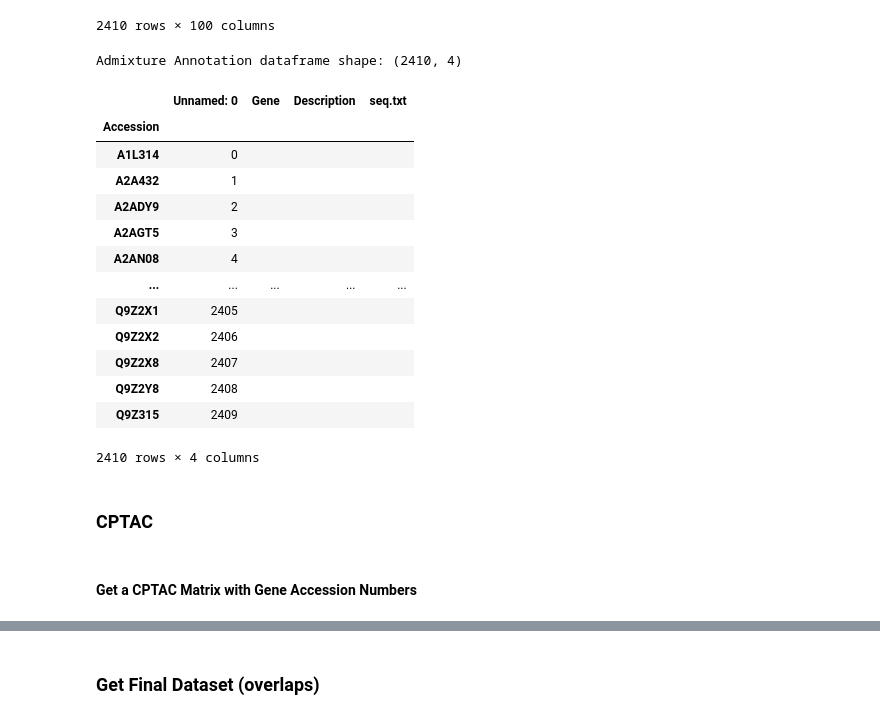
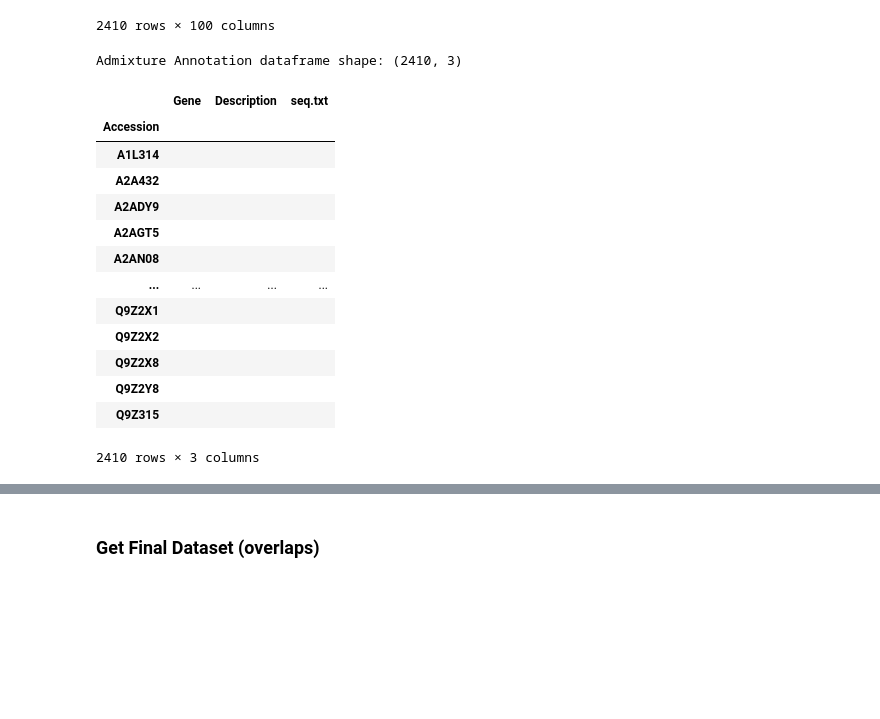
Before and after one commit to henninggaertner/ProteoMixture, a Jupyter notebook: SVR_RFE_adjusted.ipynb, the cells around one changed output, grey strips where cells are left out. Drawn from its saved outputs; the diff is of its cells as text; code cells hidden in the pictures; blank space fills up the shorter version.

```diff
--- a/SVR_RFE_adjusted.ipynb
+++ b/SVR_RFE_adjusted.ipynb
@@ -138,9 +127,9 @@ for cell_type in tls_strings:
 # %% [markdown]
 ### Tissue Data
 # %%
-admixture_tissue_log2_imputed_abundances = pd.read_csv(f'{DATA_FOLDER}/{DATASET}_bulk_preprocessed_proteins.csv', index_col=1).drop(columns=['Unnamed: 0'])
-print('Admixture Abundances dataframe shape:', admixture_tissue_log2_imputed_abundances.shape)
-admixture_tissue_log2_imputed_abundances
+synthetic_bulk_protein_data = pd.read_csv(f'{DATA_FOLDER}/{DATASET}_bulk_preprocessed_proteins.csv', index_col=1).drop(columns=['Unnamed: 0'])
+print('Admixture Abundances dataframe shape:', synthetic_bulk_protein_data.shape)
+synthetic_bulk_protein_data
 # %% [output]
 Admixture Abundances dataframe shape: (2410, 100)
 |  | 0_C10:0.35_RAW:0.35_SVEC:0.3 | 10_C10:0.3_RAW:0.35_SVEC:0.35 | 11_C10:0.4_RAW:0.45_SVEC:0.15 | 12_C10:0.35_RAW:0.3_SVEC:0.35 | ... |
@@ -158,27 +147,25 @@ Admixture Abundances dataframe shape: (2410, 100)
 | Q9Z315 | 0.747689 | 0.714197 | 0.696392 | 0.698279 | ... |
 2410 rows × 100 columns
 # %%
-admixture_tissue_annotation = pd.read_csv(f'{DATA_FOLDER}/{DATASET}_bulk_preprocessed_proteins.csv', index_col=1).drop(columns=filter(lambda x: 'Accession' not in x, admixture_tissue_log2_imputed_abundances.columns))
+admixture_tissue_annotation = synthetic_bulk_protein_data.copy().drop(columns=filter(lambda x: 'Accession' not in x, synthetic_bulk_protein_data.columns))
 admixture_tissue_annotation['Gene'] = ""
 admixture_tissue_annotation['Description'] = ""
 admixture_tissue_annotation['seq.txt'] = ""
 print('Admixture Annotation dataframe shape:', admixture_tissue_annotation.shape)
 admixture_tissue_annotation
 # %% [output]
-Admixture Annotation dataframe shape: (2410, 4)
+Admixture Annotation dataframe shape: (2410, 3)
-|  | Unnamed: 0 | Gene | Description | seq.txt |
-| Accession |  |  |  |  |
-| A1L314 | 0 |  |  |  |
-| A2A432 | 1 |  |  |  |
-| A2ADY9 | 2 |  |  |  |
-| A2AGT5 | 3 |  |  |  |
-| A2AN08 | 4 |  |  |  |
-| ... | ... | ... | ... | ... |
-| Q9Z2X1 | 2405 |  |  |  |
-| Q9Z2X2 | 2406 |  |  |  |
-| Q9Z2X8 | 2407 |  |  |  |
-| Q9Z2Y8 | 2408 |  |  |  |
-| Q9Z315 | 2409 |  |  |  |
+|  | Gene | Description | seq.txt |
+| Accession |  |  |  |
+| A1L314 |  |  |  |
+| A2A432 |  |  |  |
+| A2ADY9 |  |  |  |
+| A2AGT5 |  |  |  |
+| A2AN08 |  |  |  |
+| ... | ... | ... | ... |
+| Q9Z2X1 |  |  |  |
+| Q9Z2X2 |  |  |  |
+| Q9Z2X8 |  |  |  |
+| Q9Z2Y8 |  |  |  |
+| Q9Z315 |  |  |  |
-2410 rows × 4 columns
+2410 rows × 3 columns
-# %% [markdown]
-### CPTAC
@@ -195,2 +171,0 @@ Admixture Annotation dataframe shape: (2410, 4)
-# %% [markdown]
-#### Get a CPTAC Matrix with Gene Accession Numbers
```
Also changed, not shown: parts of 20 cells of this notebook.
